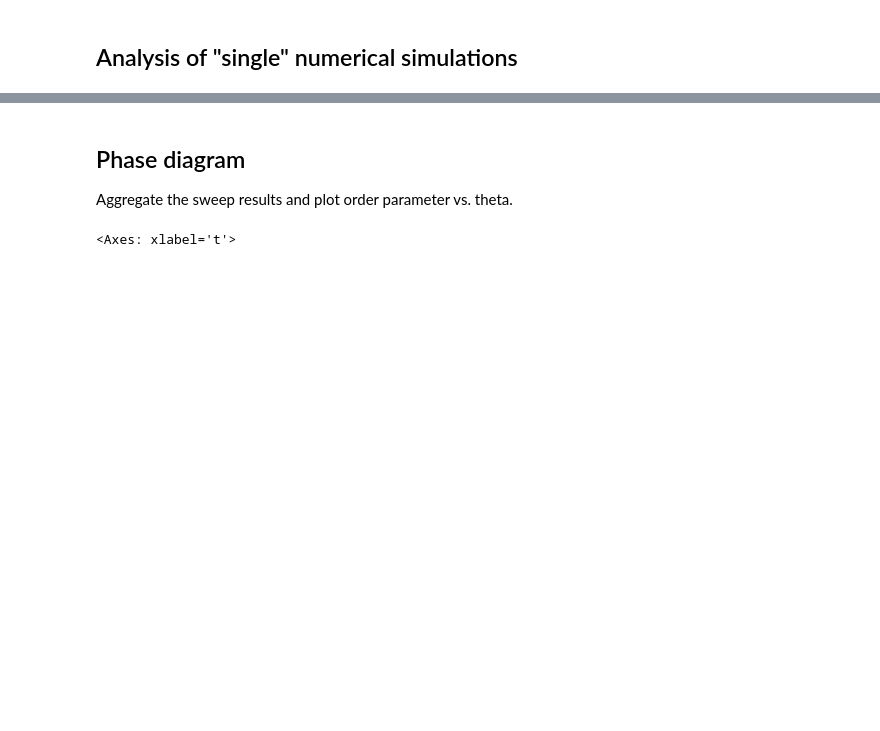
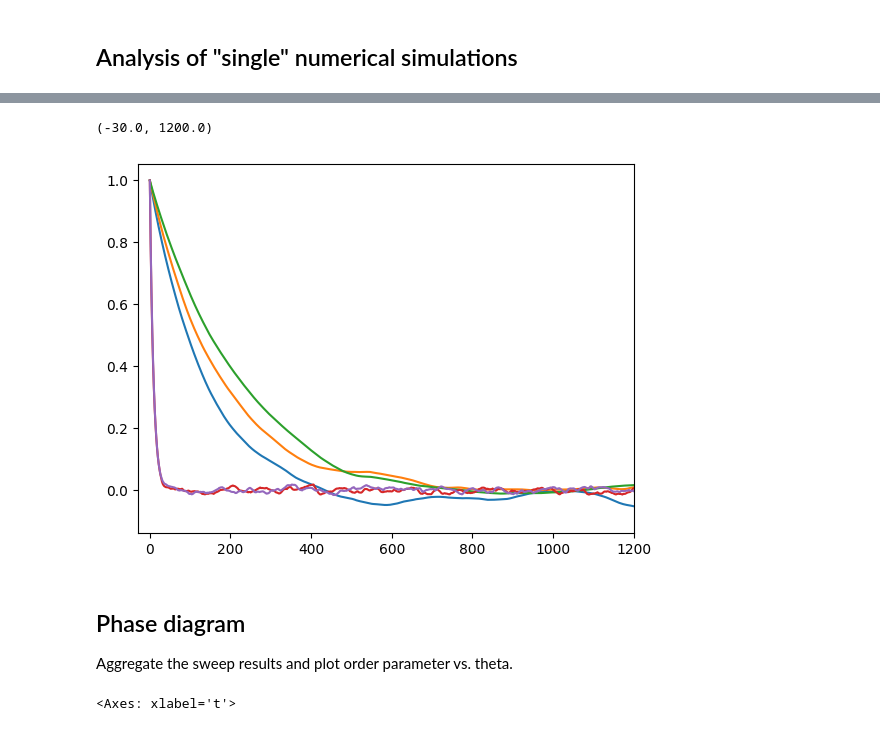
Before and after one commit to niccozagli/Dynamical_Systems_Networks, a Jupyter notebook: notebooks/prototyping/prototyping_data_analysis.ipynb, the cells around one changed output, grey strips where cells are left out. Cells and saved outputs as stored; diff of their text form; code cells hidden in the pictures; blank space fills up the shorter version.

```diff
--- a/notebooks/prototyping/prototyping_data_analysis.ipynb
+++ b/notebooks/prototyping/prototyping_data_analysis.ipynb
@@ -202,3 +211,30 @@ ax.legend()
+# %%
+from scipy.signal import correlate
+
+
+transient = 5000
+fig , ax = plt.subplots()
+
+for label, item in stats.items():
+    for N , df in item.items():
+        df = df[df.t > transient]
+        t = df["t"].values
+        obs = df["mean_x"].values
+
+        dt = t[1] - t[0]
+
+        signal = obs - obs.mean()
+        corr = correlate(signal,signal,mode="full")
+        corr = corr[corr.size // 2 : ] / signal.size
+        lags = np.arange(0,signal.size) * dt
+
+
+        ax.plot(lags,corr /corr[0],label=f"{label} - {N}")
+
+ax.set_xlim(-30,1200)
+# %% [output]
+(-30.0, 1200.0)
+[figure, added]
 # %% [markdown]
 ## Phase diagram
 
```
Also changed, not shown: parts of 1 cell of this notebook, 5 other files.
